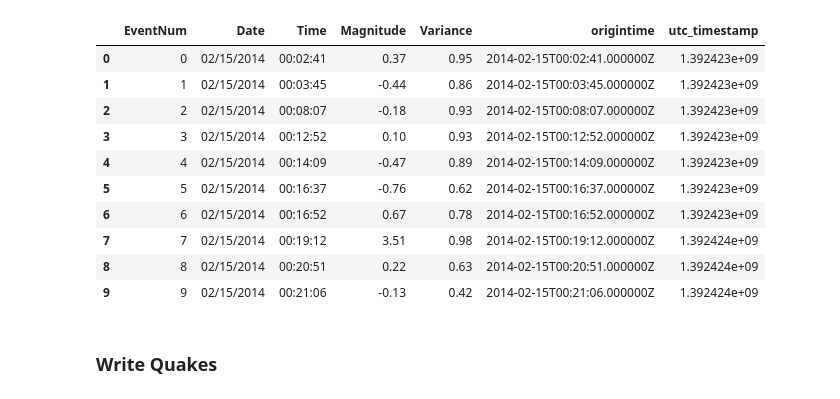
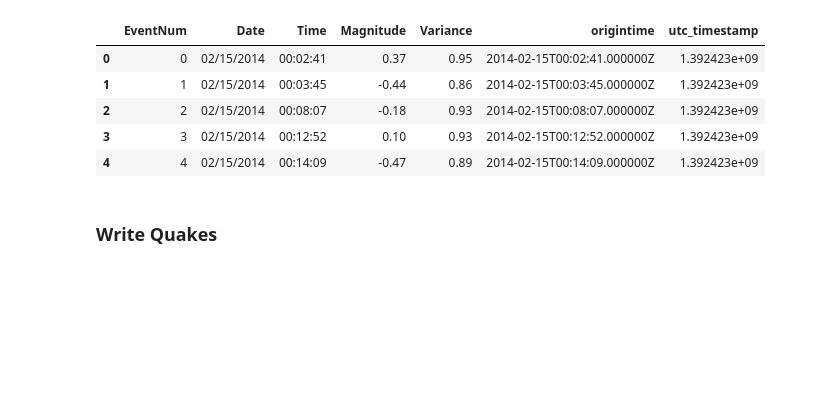
Before and after one commit to jamesaud/seismic-analysis-toolbox, a Jupyter notebook: notebooks/dataset_oklahoma/oklahoma-dataset.ipynb, the cells around one changed output. Drawn from its saved outputs; the diff is of its cells as text; code cells hidden in the pictures; blank space fills up the shorter version.

```diff
--- a/notebooks/dataset_oklahoma/oklahoma-dataset.ipynb
+++ b/notebooks/dataset_oklahoma/oklahoma-dataset.ipynb
@@ -58,21 +66,16 @@ quake_csv = pd.read_csv(os.path.join(DATA_PATH, CSV))
 # %%
 def change_column_name(df, column_index, new_name):
     columns = df.columns.values
     columns[column_index] = new_name
     df.columns = columns
 
 change_column_name(quake_csv, 0, 'EventNum')
 
-quake_csv[:10]
+quake_csv.head()
 # %% [output]
 |  | EventNum | Date | Time | Magnitude | Variance | origintime | utc_timestamp |
 | 0 | 0 | 02/15/2014 | 00:02:41 | 0.37 | 0.95 | 2014-02-15T00:02:41.000000Z | 1.392423e+09 |
 | 1 | 1 | 02/15/2014 | 00:03:45 | -0.44 | 0.86 | 2014-02-15T00:03:45.000000Z | 1.392423e+09 |
 | 2 | 2 | 02/15/2014 | 00:08:07 | -0.18 | 0.93 | 2014-02-15T00:08:07.000000Z | 1.392423e+09 |
 | 3 | 3 | 02/15/2014 | 00:12:52 | 0.10 | 0.93 | 2014-02-15T00:12:52.000000Z | 1.392423e+09 |
 | 4 | 4 | 02/15/2014 | 00:14:09 | -0.47 | 0.89 | 2014-02-15T00:14:09.000000Z | 1.392423e+09 |
-| 5 | 5 | 02/15/2014 | 00:16:37 | -0.76 | 0.62 | 2014-02-15T00:16:37.000000Z | 1.392423e+09 |
-| 6 | 6 | 02/15/2014 | 00:16:52 | 0.67 | 0.78 | 2014-02-15T00:16:52.000000Z | 1.392423e+09 |
-| 7 | 7 | 02/15/2014 | 00:19:12 | 3.51 | 0.98 | 2014-02-15T00:19:12.000000Z | 1.392424e+09 |
-| 8 | 8 | 02/15/2014 | 00:20:51 | 0.22 | 0.63 | 2014-02-15T00:20:51.000000Z | 1.392424e+09 |
-| 9 | 9 | 02/15/2014 | 00:21:06 | -0.13 | 0.42 | 2014-02-15T00:21:06.000000Z | 1.392424e+09 |
```
Also changed, not shown: parts of 13 cells of this notebook, 59 other files.
